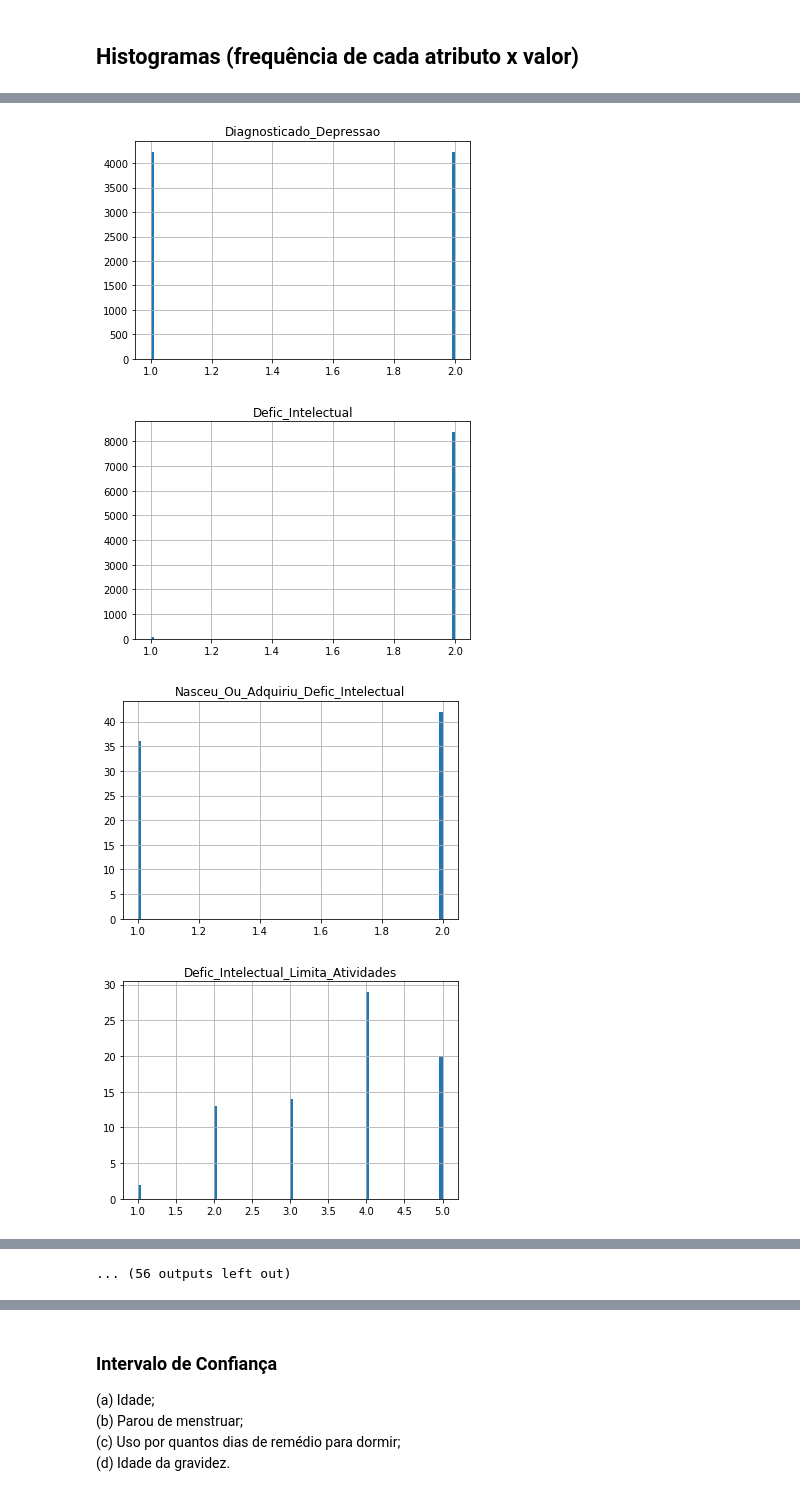
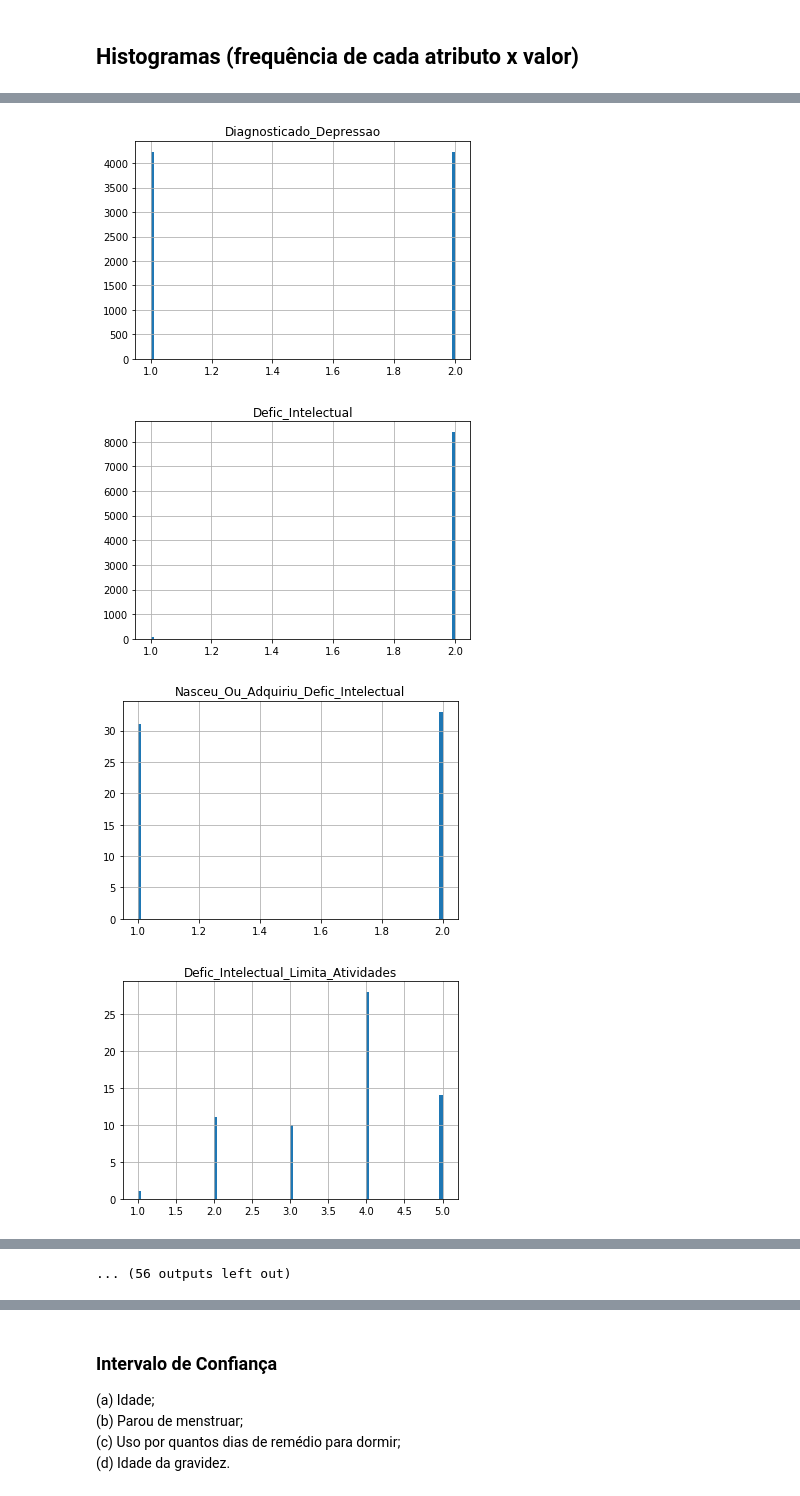
Before and after one commit to luigidcsoares/data-science-ibge, a Jupyter notebook: notebook/analysis.ipynb, the cells around one changed output, grey strips where cells are left out. Saved outputs shown, nothing was run; the diff lists cells and outputs as text; code cells hidden in the pictures.

```diff
--- a/notebook/analysis.ipynb
+++ b/notebook/analysis.ipynb
@@ -155,5 +157,5 @@ df_sample[['Idade', 'Uso_Quantos_Dias_Remedio_Dormir', 'Idade_Gravidez', 'Parou_
 ## Histogramas (frequência de cada atributo x valor)
 # %%
 for col in list(df_sample):
-    df_sample.hist(column=col, bins=100)
+    df_dataset.hist(column=col, bins=100)
 # %% [output]
@@ -161,6 +163,6 @@ for col in list(df_sample):
 [figure]
 [figure]
-[figure, old version]
+[figure, new version]
-[figure, old version]
+[figure, new version]
 [figure]
 [figure]
```
Also changed, not shown: parts of 19 cells of this notebook, 1 other file.
